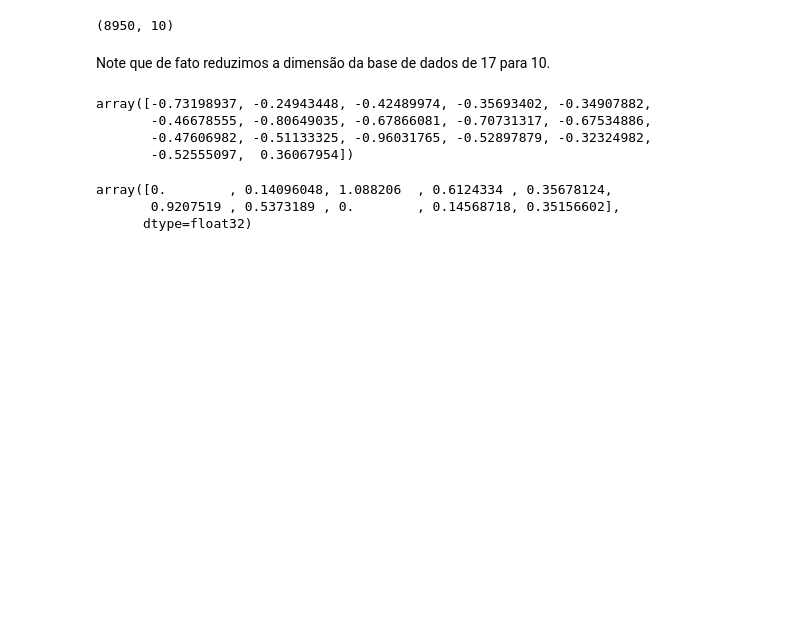
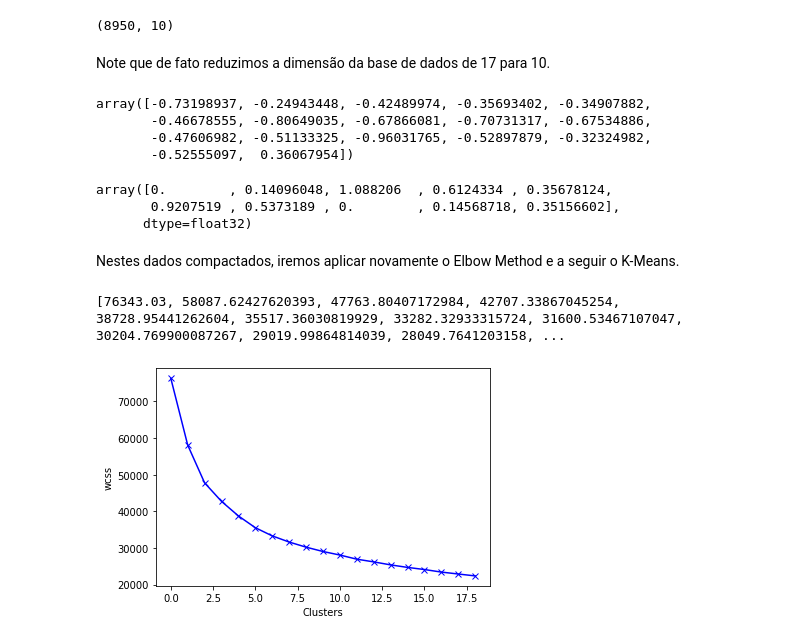
Before and after one commit to Mario-RJunior/Departamento-Marketing, a Jupyter notebook: Segmentacao_marketing.ipynb, the cells around one changed output. Saved outputs shown, nothing was run; the diff lists cells and outputs as text; code cells hidden in the pictures; blank space fills up the shorter version.

Commit message:
Aplicando K-Means na base compactada

```diff
--- a/Segmentacao_marketing.ipynb
+++ b/Segmentacao_marketing.ipynb
@@ -535,3 +535,22 @@ compact[0]
 array([0.        , 0.14096048, 1.088206  , 0.6124334 , 0.35678124,
        0.9207519 , 0.5373189 , 0.        , 0.14568718, 0.35156602],
       dtype=float32)
+# %% [markdown]
+Nestes dados compactados, iremos aplicar novamente o Elbow Method e a seguir o K-Means.
+# %%
+# Aplicando o Elbow Method
+wcss_enc = []
+for i in range(1, 20):
+  kmeans = KMeans(n_clusters=i)
+  kmeans.fit(compact)
+  wcss_enc.append(kmeans.inertia_)
+print(wcss_enc)
+# %% [output]
+[76343.03, 58087.62427620393, 47763.80407172984, 42707.33867045254, 38728.95441262604, 35517.36030819929, 33282.32933315724, 31600.53467107047, 30204.769900087267, 29019.99864814039, 28049.7641203158, ...
+# %%
+# Plotando o gráfico
+plt.plot(wcss_enc, 'bx-')
+plt.xlabel('Clusters')
+plt.ylabel('wcss');
+# %% [output]
+[figure, added]
```
Also changed, not shown: parts of 5 cells of this notebook.
